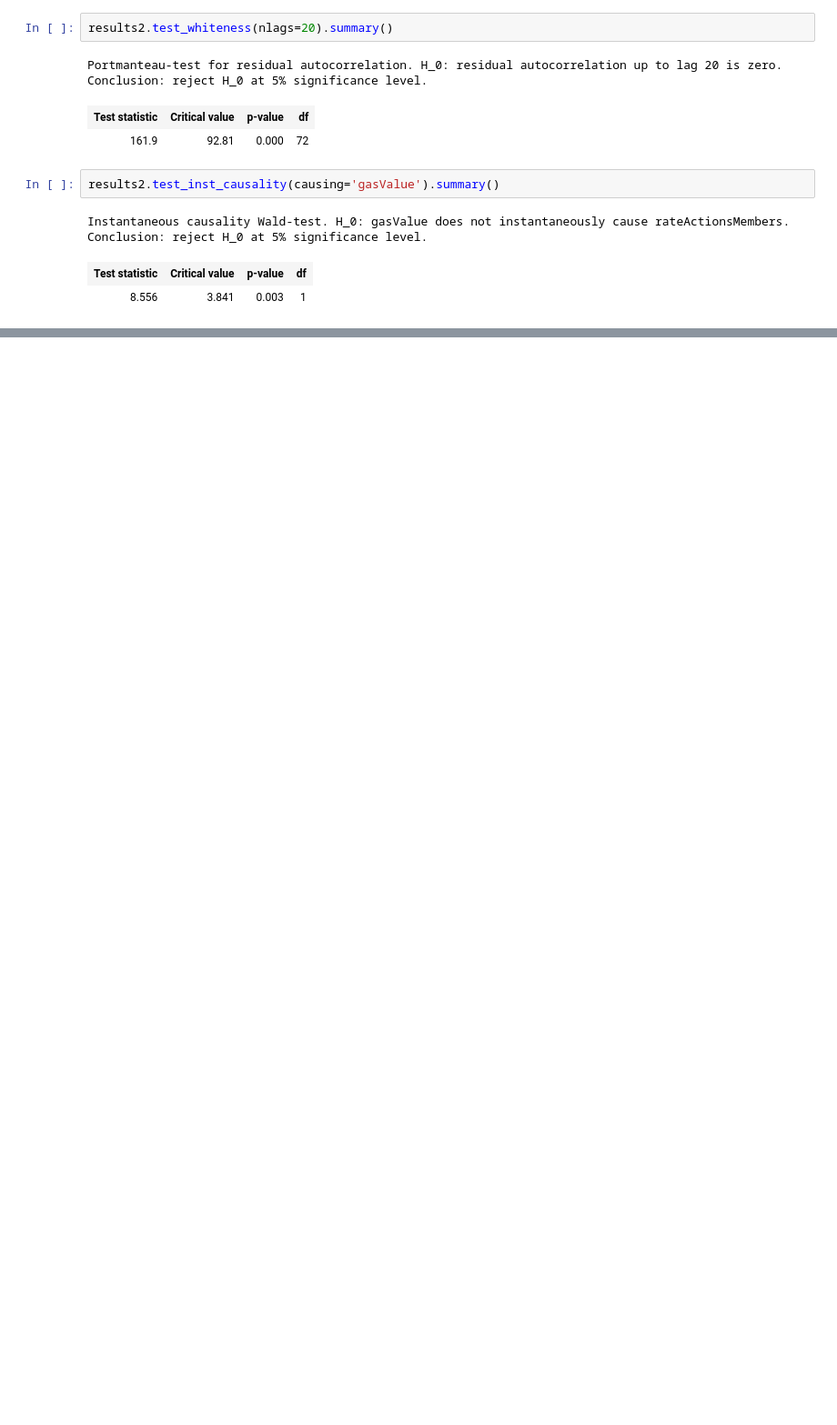
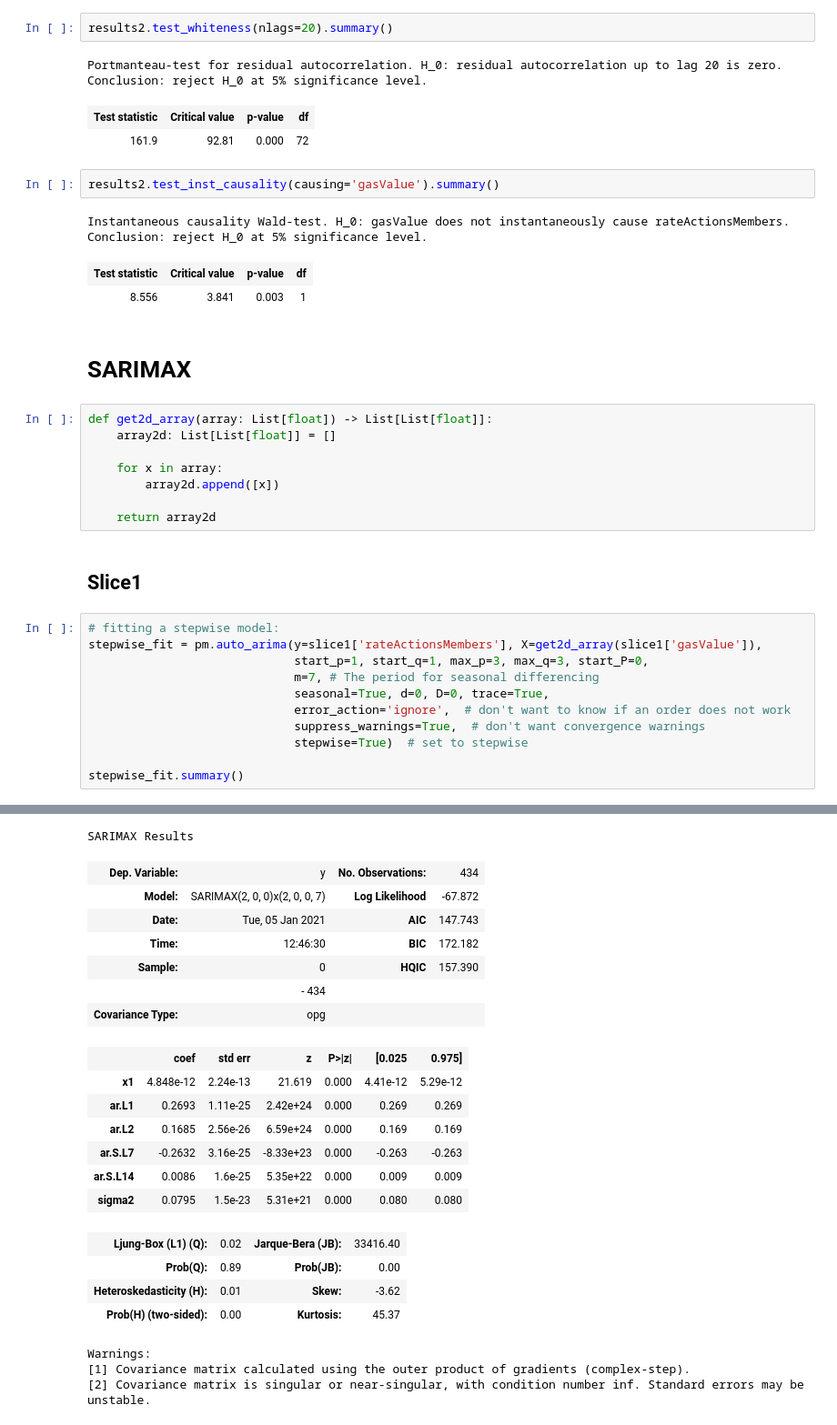
Before and after one commit to Grasia/gas-dao-activity, a Jupyter notebook: notebooks/gas_rate/daohaus_activity_membership_rate.ipynb, the cells around one changed output, grey strips where cells are left out. Shown at 91% size. Saved outputs shown, nothing was run; the diff lists cells and outputs as text; blank space fills up the shorter version.

Commit message:
Updated notebook with sarimax model

```diff
--- a/notebooks/gas_rate/daohaus_activity_membership_rate.ipynb
+++ b/notebooks/gas_rate/daohaus_activity_membership_rate.ipynb
@@ -566,3 +568,27 @@ results2.test_inst_causality(causing='gasValue').summary()
 Instantaneous causality Wald-test. H_0: gasValue does not instantaneously cause rateActionsMembers. Conclusion: reject H_0 at 5% significance level.
 | Test statistic | Critical value | p-value | df |
 | 8.556 | 3.841 | 0.003 | 1 |
+# %% [markdown]
+# SARIMAX
+# %%
+def get2d_array(array: List[float]) -> List[List[float]]:
+    array2d: List[List[float]] = []
+
+    for x in array:
+        array2d.append([x])
+
+    return array2d
+# %% [markdown]
+## Slice1
+# %%
+# fitting a stepwise model:
+stepwise_fit = pm.auto_arima(y=slice1['rateActionsMembers'], X=get2d_array(slice1['gasValue']),
+                             start_p=1, start_q=1, max_p=3, max_q=3, start_P=0,
+                             m=7, # The period for seasonal differencing
+                             seasonal=True, d=0, D=0, trace=True,
+                             error_action='ignore',  # don't want to know if an order does not work
+                             suppress_warnings=True,  # don't want convergence warnings
+                             stepwise=True)  # set to stepwise
+
+stepwise_fit.summary()
+# %% [output]
@@ -568,0 +612,22 @@ Instantaneous causality Wald-test. H_0: gasValue does not instantaneously cause
+SARIMAX Results
+| Dep. Variable: | y | No. Observations: | 434 |
+| Model: | SARIMAX(2, 0, 0)x(2, 0, 0, 7) | Log Likelihood | -67.872 |
+| Date: | Tue, 05 Jan 2021 | AIC | 147.743 |
+| Time: | 12:46:30 | BIC | 172.182 |
+| Sample: | 0 | HQIC | 157.390 |
+|  | - 434 |  |  |
+| Covariance Type: | opg |  |  |
+|  | coef | std err | z | P>|z| | [0.025 | 0.975] |
+| x1 | 4.848e-12 | 2.24e-13 | 21.619 | 0.000 | 4.41e-12 | 5.29e-12 |
+| ar.L1 | 0.2693 | 1.11e-25 | 2.42e+24 | 0.000 | 0.269 | 0.269 |
+| ar.L2 | 0.1685 | 2.56e-26 | 6.59e+24 | 0.000 | 0.169 | 0.169 |
+| ar.S.L7 | -0.2632 | 3.16e-25 | -8.33e+23 | 0.000 | -0.263 | -0.263 |
+| ar.S.L14 | 0.0086 | 1.6e-25 | 5.35e+22 | 0.000 | 0.009 | 0.009 |
+| sigma2 | 0.0795 | 1.5e-23 | 5.31e+21 | 0.000 | 0.080 | 0.080 |
+| Ljung-Box (L1) (Q): | 0.02 | Jarque-Bera (JB): | 33416.40 |
+| Prob(Q): | 0.89 | Prob(JB): | 0.00 |
+| Heteroskedasticity (H): | 0.01 | Skew: | -3.62 |
+| Prob(H) (two-sided): | 0.00 | Kurtosis: | 45.37 |
+Warnings:
+[1] Covariance matrix calculated using the outer product of gradients (complex-step).
+[2] Covariance matrix is singular or near-singular, with condition number inf. Standard errors may be unstable.
```
Also changed, not shown: parts of 7 cells of this notebook, 1 other file.
